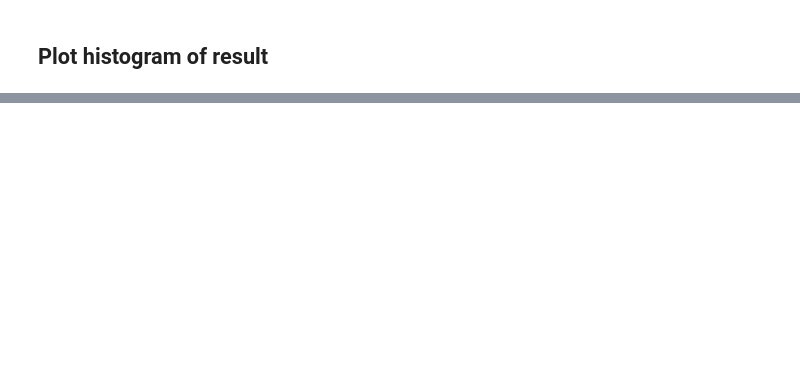
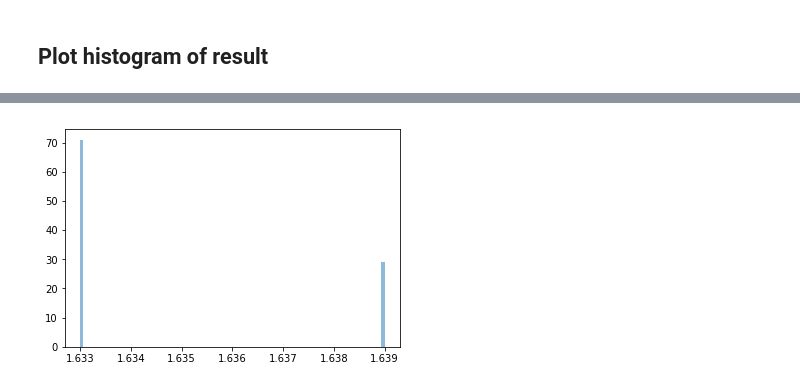
Before and after one commit to igabalski/Analysis-Tutorials, a Jupyter notebook: Template-Notebooks/PointDataGrabber-withROI.ipynb, the cells around one changed output, grey strips where cells are left out. Cells and saved outputs as stored; diff of their text form; code cells hidden in the pictures; blank space fills up the shorter version.

```diff
--- a/Template-Notebooks/PointDataGrabber-withROI.ipynb
+++ b/Template-Notebooks/PointDataGrabber-withROI.ipynb
@@ -135,0 +277,9 @@ save_obj( pointData, os.environ['RESULTSPATH']+'/pointData-run-%d' % runNumber )
+# %%
+detArrays = pointData
+
+fig2, ax2 = plt.subplots(1, 1)
+ax2.hist(detArrays['gasPressure'], bins=100,normed=False, alpha=0.5);
+# print(detArrays['xrayEnergy'].shape)
+# plt.savefig('runfolder/hist-xrayenergy')
+# %% [output]
+[figure, added]
```
Also changed, not shown: parts of 46 cells of this notebook, 4 other files.
